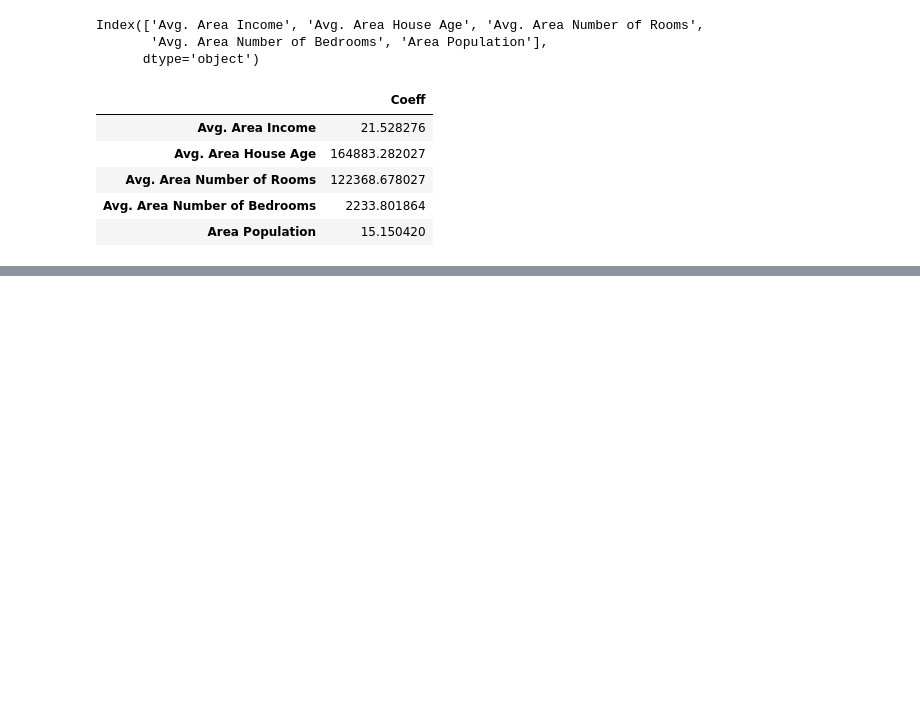
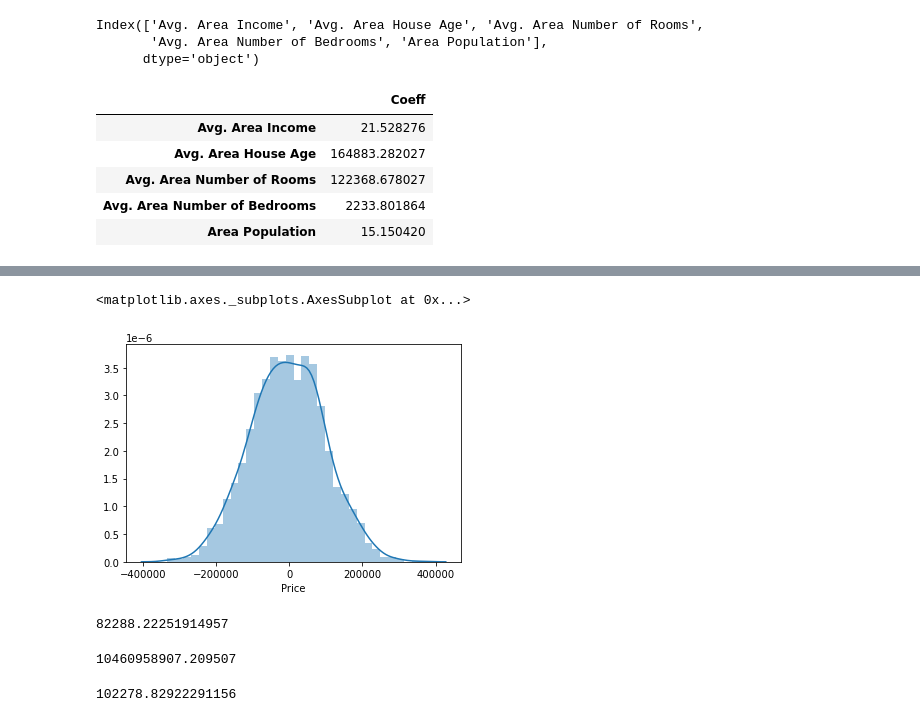
Before and after one commit to ifejibola/Data-Science, a Jupyter notebook: Machine Learning /#1Linear Regression.ipynb, the cells around one changed output, grey strips where cells are left out. Drawn from its saved outputs; the diff is of its cells as text; code cells hidden in the pictures; blank space fills up the shorter version.

Commit message:
Linear Regression cont.

```diff
--- a/Machine Learning /#1Linear Regression.ipynb
+++ b/Machine Learning /#1Linear Regression.ipynb
@@ -140,0 +174,8 @@ pd.DataFrame(model.coef_, X.columns, columns=['Coeff'])
+# %%
+#Histogram of distribution, of residuals
+    # normal distribution of residuals is a good sign, meaning model was a correct choice for the data.
+    # If not re-evaluate check if the linearRegression model was the best choice
+sns.distplot((y_test-predictions))
+# %% [output]
+<matplotlib.axes._subplots.AxesSubplot at 0x...>
+[figure, added]
@@ -140,0 +186,15 @@ pd.DataFrame(model.coef_, X.columns, columns=['Coeff'])
+# %%
+#MAE
+metrics.mean_absolute_error(y_test, predictions)
+# %% [output]
+82288.22251914957
+# %%
+#MSE
+metrics.mean_squared_error(y_test, predictions)
+# %% [output]
+10460958907.209507
+# %%
+#RMSE
+np.sqrt(metrics.mean_squared_error(y_test, predictions))
+# %% [output]
+102278.82922291156
```
Also changed, not shown: parts of 5 cells of this notebook, 3 other files.
